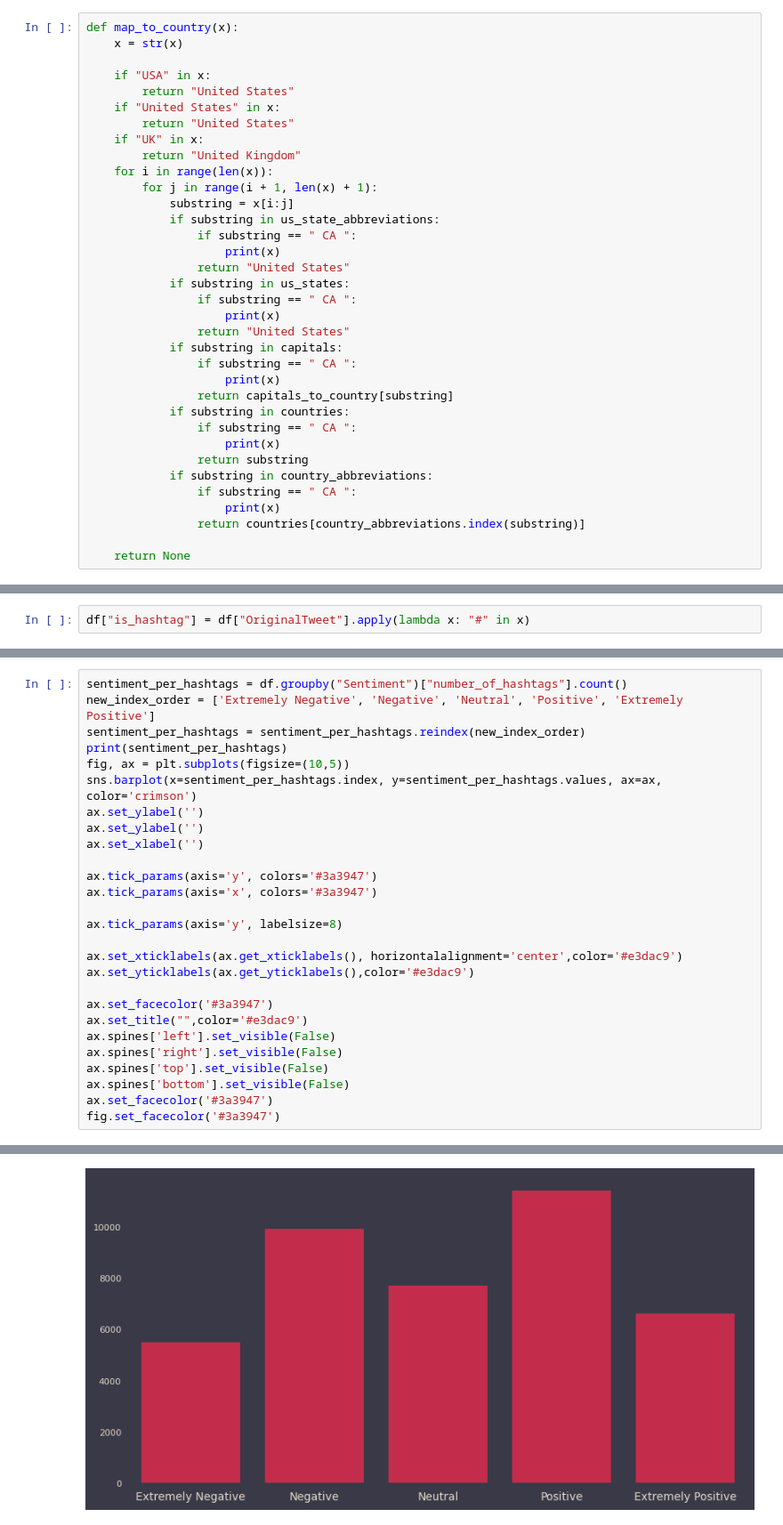
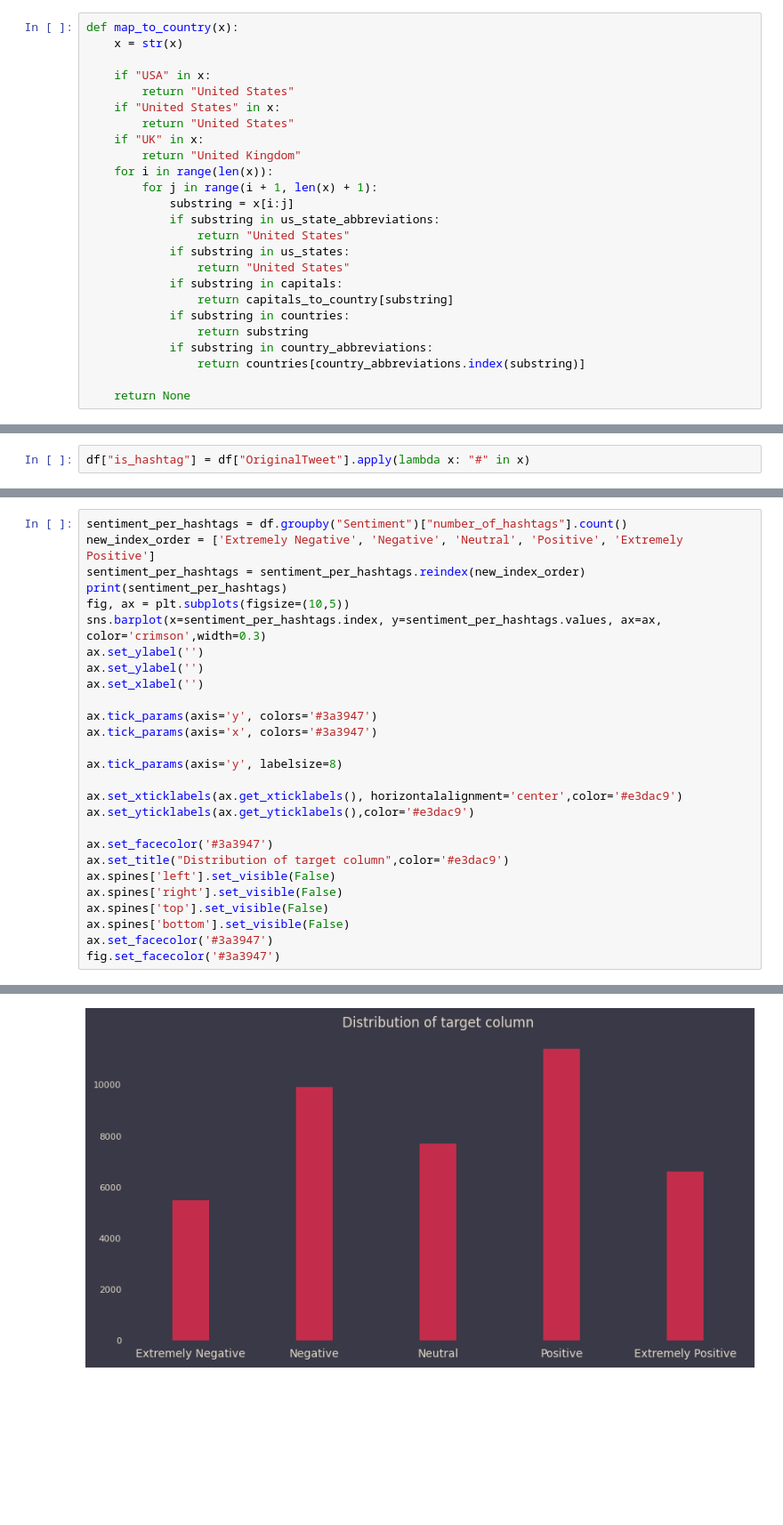
Before and after one commit to Igor961-bot/TweetSentimentML, a Jupyter notebook: nlp_notebook.ipynb, the cells around one changed output, grey strips where cells are left out. Shown at 89% size. Saved outputs shown, nothing was run; the diff lists cells and outputs as text; blank space fills up the shorter version.

```diff
--- a/nlp_notebook.ipynb
+++ b/nlp_notebook.ipynb
@@ -147,24 +145,14 @@ def map_to_country(x):
         for j in range(i + 1, len(x) + 1):
             substring = x[i:j]
             if substring in us_state_abbreviations:
-                if substring == " CA ":
-                    print(x)
                 return "United States"
             if substring in us_states:
-                if substring == " CA ":
-                    print(x)
                 return "United States"
             if substring in capitals:
-                if substring == " CA ":
-                    print(x)
                 return capitals_to_country[substring]
             if substring in countries:
-                if substring == " CA ":
-                    print(x)
                 return substring
             if substring in country_abbreviations:
-                if substring == " CA ":
-                    print(x)
                 return countries[country_abbreviations.index(substring)]
 
     return None
@@ -289,33 +360,33 @@ new_index_order = ['Extremely Negative', 'Negative', 'Neutral', 'Positive', 'Ext
 sentiment_per_hashtags = sentiment_per_hashtags.reindex(new_index_order)
 print(sentiment_per_hashtags)
 fig, ax = plt.subplots(figsize=(10,5))
-sns.barplot(x=sentiment_per_hashtags.index, y=sentiment_per_hashtags.values, ax=ax, color='crimson')
+sns.barplot(x=sentiment_per_hashtags.index, y=sentiment_per_hashtags.values, ax=ax, color='crimson',width=0.3)
 ax.set_ylabel('')
 ax.set_ylabel('')
 ax.set_xlabel('')
 
 ax.tick_params(axis='y', colors='#3a3947')
 ax.tick_params(axis='x', colors='#3a3947')
 
 ax.tick_params(axis='y', labelsize=8)
 
 ax.set_xticklabels(ax.get_xticklabels(), horizontalalignment='center',color='#e3dac9')
 ax.set_yticklabels(ax.get_yticklabels(),color='#e3dac9')
 
 ax.set_facecolor('#3a3947')
-ax.set_title("",color='#e3dac9')
+ax.set_title("Distribution of target column",color='#e3dac9')
 ax.spines['left'].set_visible(False)
 ax.spines['right'].set_visible(False)
 ax.spines['top'].set_visible(False)
 ax.spines['bottom'].set_visible(False)
 ax.set_facecolor('#3a3947')
 fig.set_facecolor('#3a3947')
 # %% [output]
 Sentiment
 Extremely Negative     5481
 Negative               9917
 Neutral                7713
 Positive              11422
 Extremely Positive     6624
 Name: number_of_hashtags, dtype: int64
-[figure, old version]
+[figure, new version]
```
Also changed, not shown: parts of 19 cells of this notebook.
